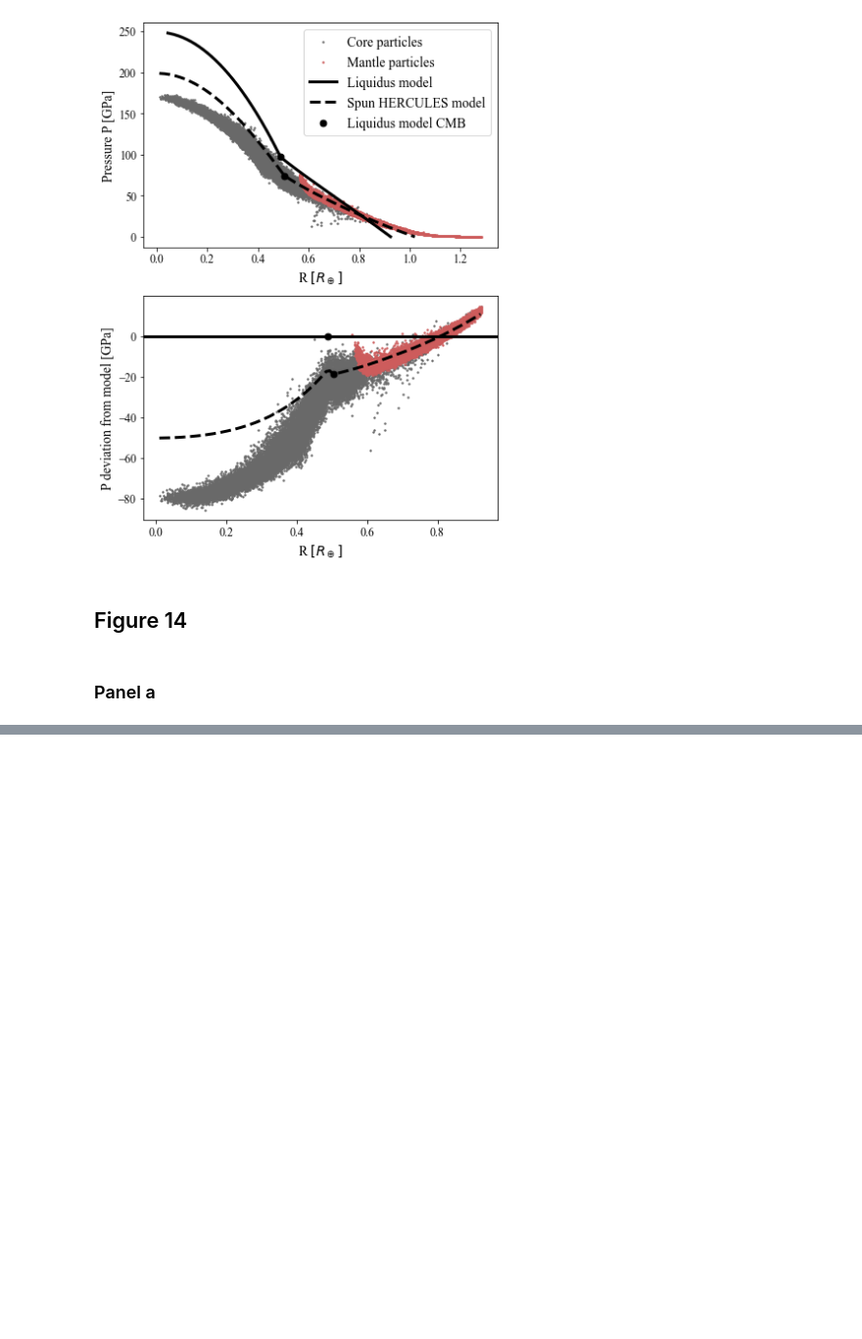
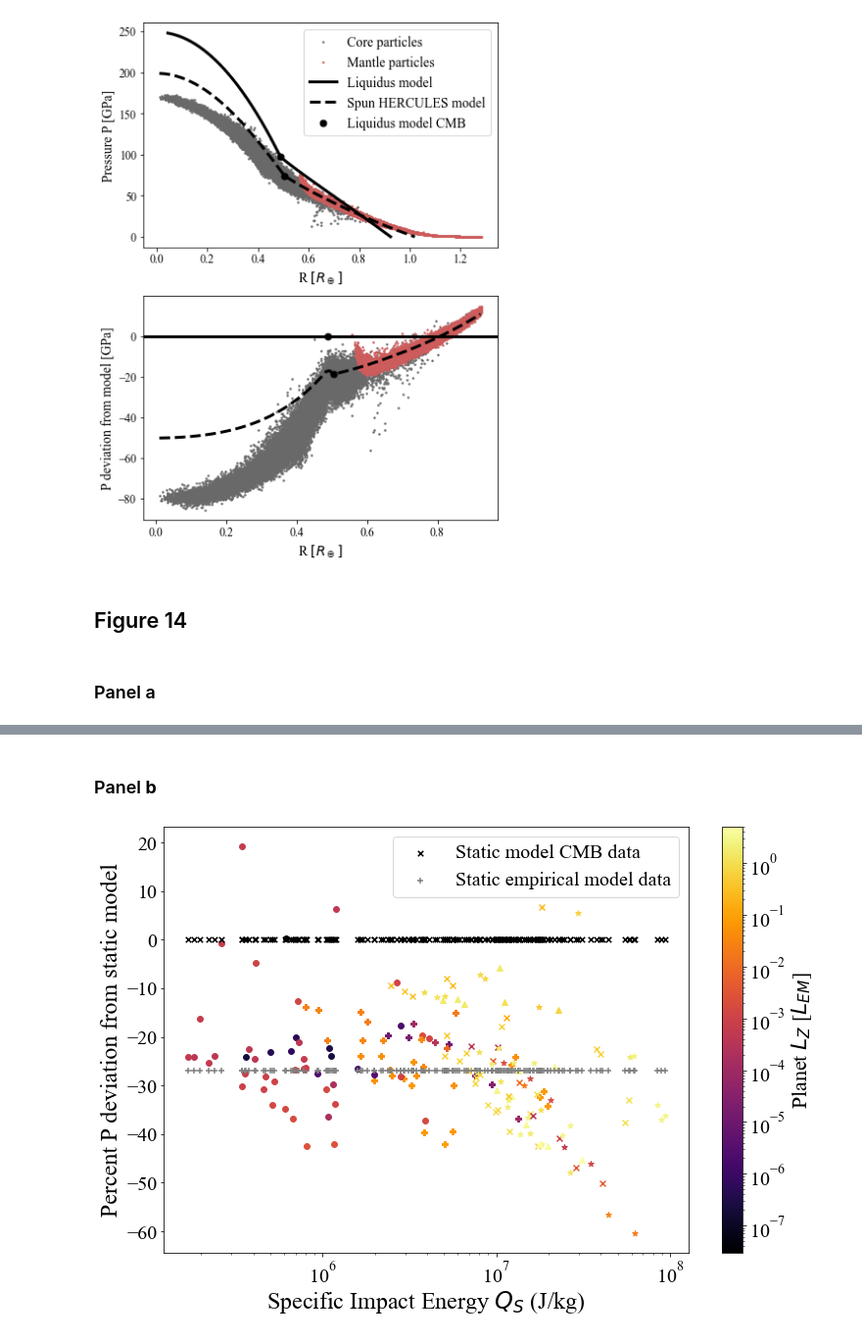
Before and after one commit to PlanetSim/SWIFT-survey-2024-paper-data, a Jupyter notebook: Manuscript_plots_only.ipynb, the cells around one changed output, grey strips where cells are left out. Shown at 98% size. Saved outputs shown, nothing was run; the diff lists cells and outputs as text; code cells hidden in the pictures; blank space fills up the shorter version.

```diff
--- a/Manuscript_plots_only.ipynb
+++ b/Manuscript_plots_only.ipynb
@@ -3344,0 +3684,6 @@ Pvalue_HERC_mass([accretionlist,partialaccretionlist],labels=None,colors='Lz',le
+# %% [markdown]
+### Panel **b**
+# %%
+P_rubie_QS([accretionlistno90,partialaccretionlistno90],labels=None,colors='Lz',legend=False,markers='size',fp=.73,plain=True,line=False)#,savefig='hercules_b'
+# %% [output]
+[figure, added]
```
Also changed, not shown: parts of 49 cells of this notebook.
